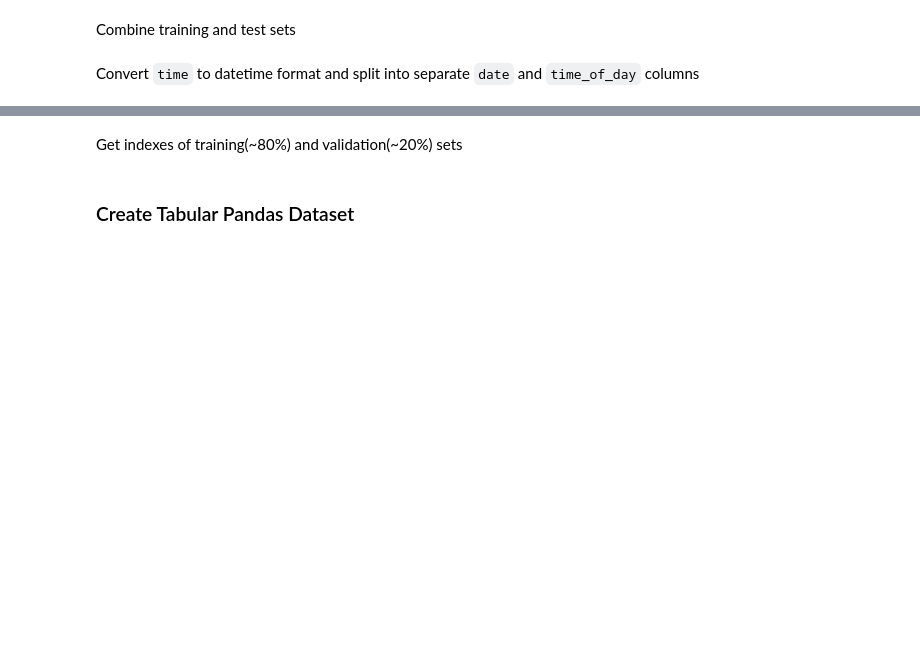
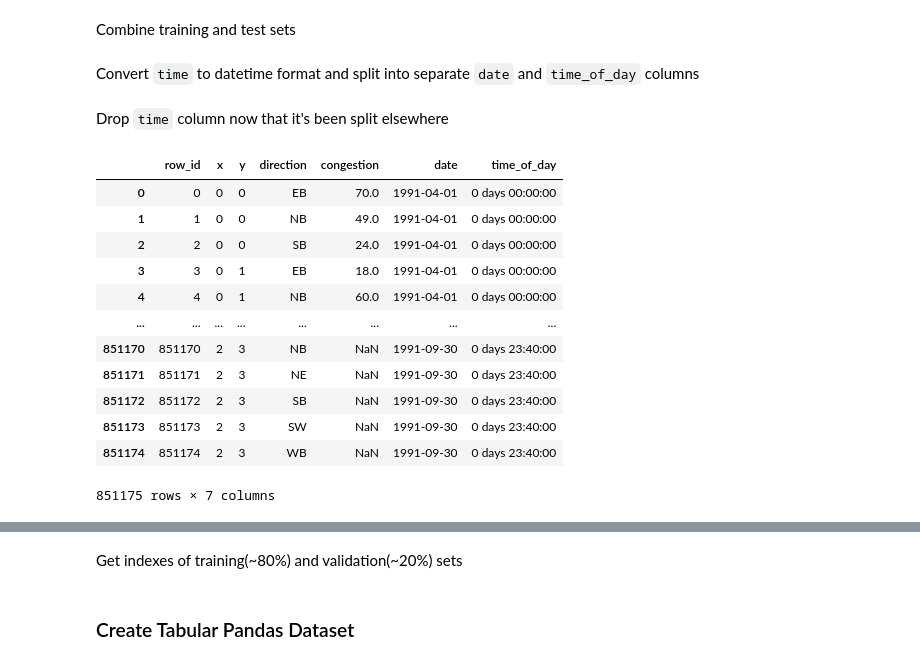
Before and after one commit to peterbull/tab-playground-mar-2022, a Jupyter notebook: traffic-flow.ipynb, the cells around one changed output, grey strips where cells are left out. Drawn from its saved outputs; the diff is of its cells as text; code cells hidden in the pictures; blank space fills up the shorter version.

```diff
--- a/traffic-flow.ipynb
+++ b/traffic-flow.ipynb
@@ -67,3 +67,5 @@ comb_df['date'] = comb_df.date.dt.date
 #| export
 comb_df['time_of_day'] = pd.to_timedelta(comb_df.time_of_day.astype(str))
 comb_df['date'] = pd.to_datetime(comb_df.date)
+# %% [markdown]
+Drop `time` column now that it's been split elsewhere
@@ -69,0 +74,16 @@ comb_df['date'] = pd.to_datetime(comb_df.date)
+# %%
+comb_df
+# %% [output]
+|  | row_id | x | y | direction | congestion | date | time_of_day |
+| 0 | 0 | 0 | 0 | EB | 70.0 | 1991-04-01 | 0 days 00:00:00 |
+| 1 | 1 | 0 | 0 | NB | 49.0 | 1991-04-01 | 0 days 00:00:00 |
+| 2 | 2 | 0 | 0 | SB | 24.0 | 1991-04-01 | 0 days 00:00:00 |
+| 3 | 3 | 0 | 1 | EB | 18.0 | 1991-04-01 | 0 days 00:00:00 |
+| 4 | 4 | 0 | 1 | NB | 60.0 | 1991-04-01 | 0 days 00:00:00 |
+| ... | ... | ... | ... | ... | ... | ... | ... |
+| 851170 | 851170 | 2 | 3 | NB | NaN | 1991-09-30 | 0 days 23:40:00 |
+| 851171 | 851171 | 2 | 3 | NE | NaN | 1991-09-30 | 0 days 23:40:00 |
+| 851172 | 851172 | 2 | 3 | SB | NaN | 1991-09-30 | 0 days 23:40:00 |
+| 851173 | 851173 | 2 | 3 | SW | NaN | 1991-09-30 | 0 days 23:40:00 |
+| 851174 | 851174 | 2 | 3 | WB | NaN | 1991-09-30 | 0 days 23:40:00 |
+851175 rows × 7 columns
```
Also changed, not shown: parts of 9 cells of this notebook, 2 other files.
